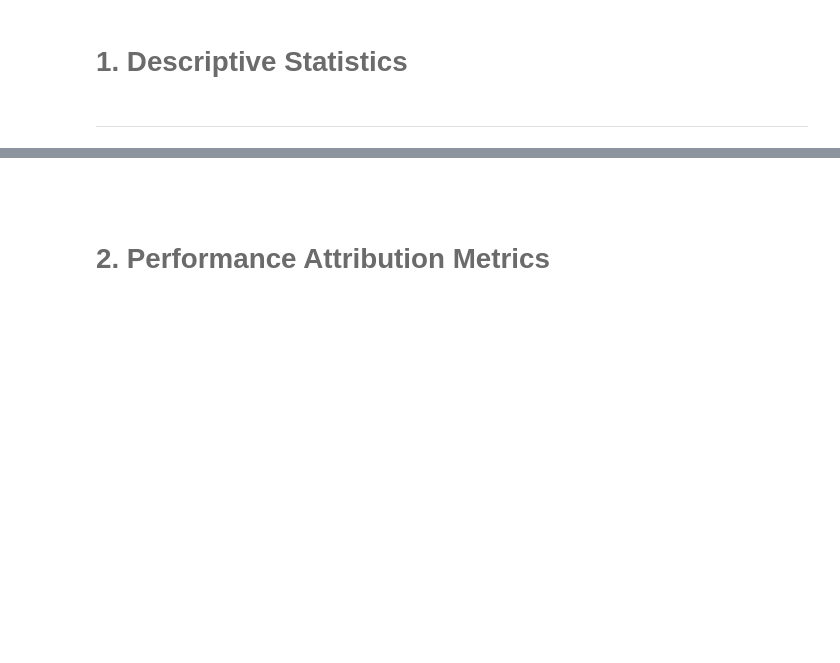
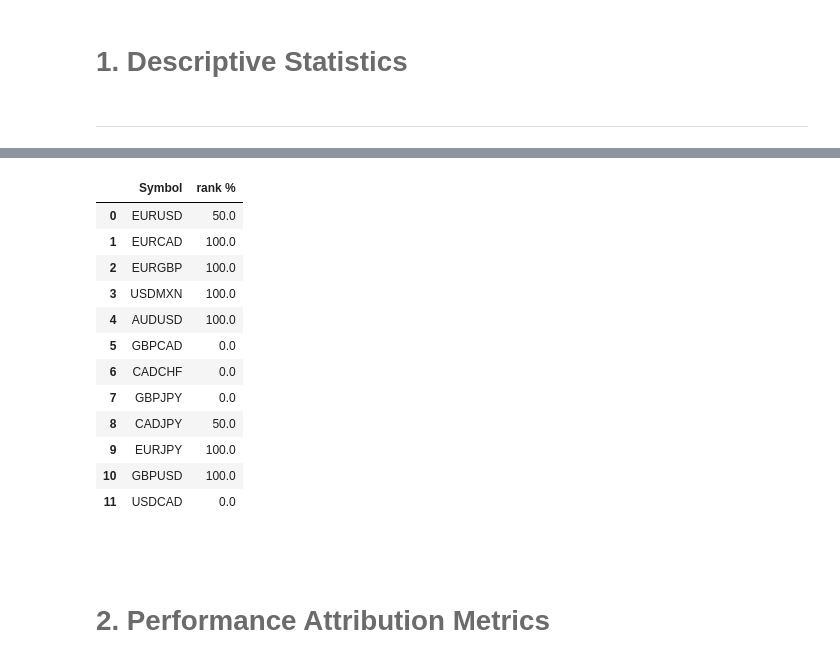
Before and after one commit to JP-GZ/MyST_LAB_3_E6, a Jupyter notebook: notebook.ipynb, the cells around one changed output, grey strips where cells are left out. Saved outputs shown, nothing was run; the diff lists cells and outputs as text; code cells hidden in the pictures; blank space fills up the shorter version.

```diff
--- a/notebook.ipynb
+++ b/notebook.ipynb
@@ -119,3 +128,19 @@ NameError: name 'quit' is not defined
+# %%
+ranks
+# %% [output]
+|  | Symbol | rank % |
+| 0 | EURUSD | 50.0 |
+| 1 | EURCAD | 100.0 |
+| 2 | EURGBP | 100.0 |
+| 3 | USDMXN | 100.0 |
+| 4 | AUDUSD | 100.0 |
+| 5 | GBPCAD | 0.0 |
+| 6 | CADCHF | 0.0 |
+| 7 | GBPJPY | 0.0 |
+| 8 | CADJPY | 50.0 |
+| 9 | EURJPY | 100.0 |
+| 10 | GBPUSD | 100.0 |
+| 11 | USDCAD | 0.0 |
 # %% [markdown]
 <br>
 # %% [markdown]
```
Also changed, not shown: parts of 18 cells of this notebook, 3 other files.
